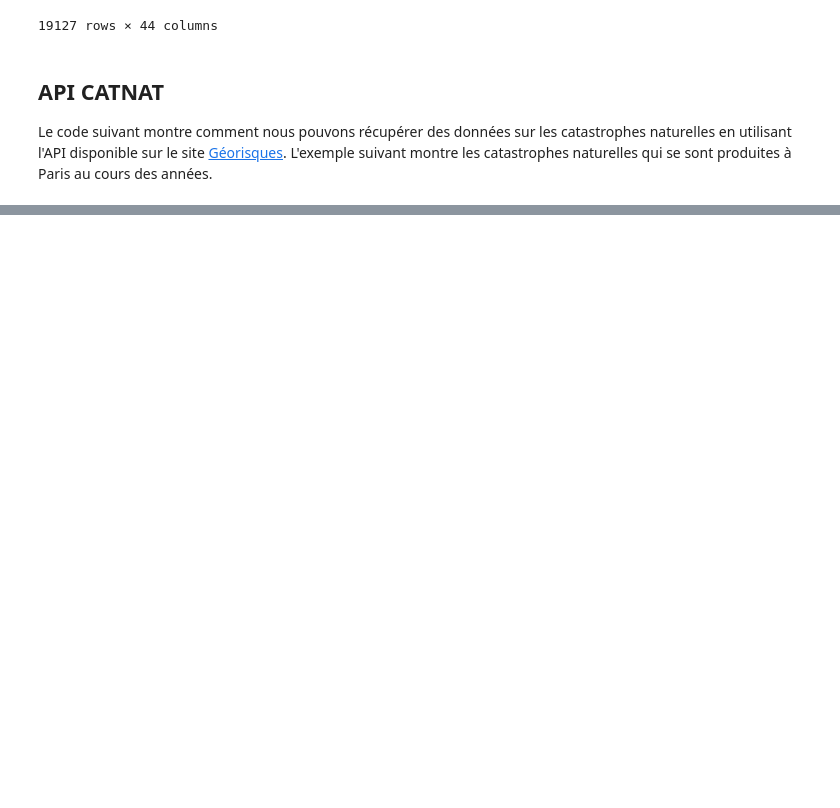
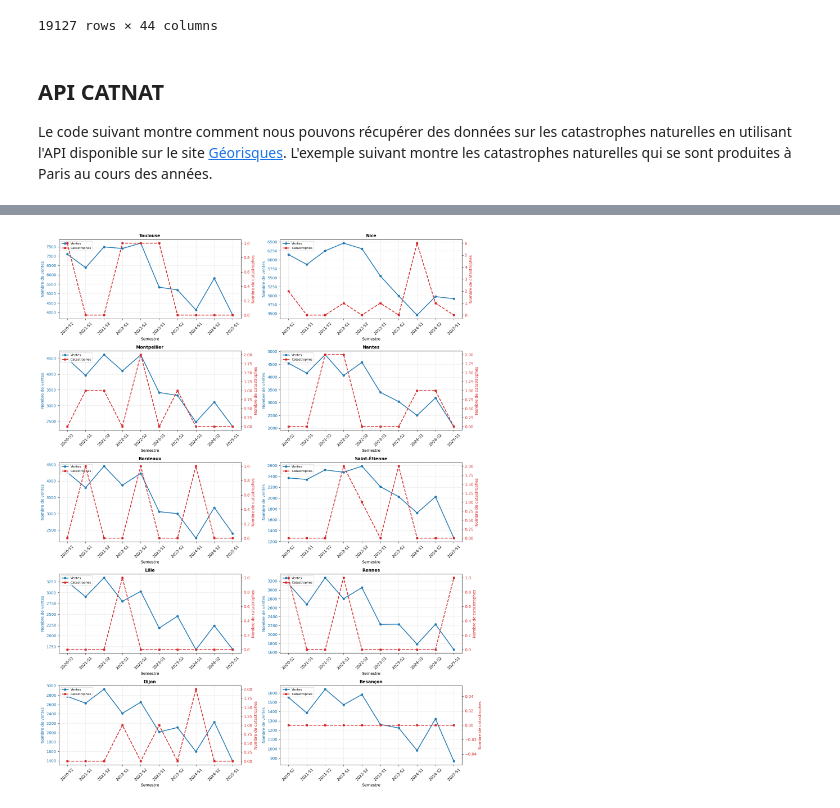
Before and after one commit to RRzm/Python_2A, a Jupyter notebook: données.ipynb, the cells around one changed output, grey strips where cells are left out. Cells and saved outputs as stored; diff of their text form; code cells hidden in the pictures; blank space fills up the shorter version.

```diff
--- a/données.ipynb
+++ b/données.ipynb
@@ -109,0 +417,90 @@ df_catnat
+# %%
+import matplotlib.pyplot as plt
+
+# Préparer les données
+# Fusionner ventes et catastrophes par semestre et commune
+df_analyse = ventes_par_semestre_commune[
+    ventes_par_semestre_commune['code_commune'].isin(top10_codes)
+].copy()
+
+df_analyse = df_analyse.merge(
+    catnat_par_semestre_commune,
+    left_on=['annee_semestre', 'code_commune'],
+    right_on=['annee_semestre', 'code_insee'],
+    how='left'
+)
+
+# Remplacer les NaN par 0 (semestres sans catastrophe)
+df_analyse['nombre_catastrophes'] = df_analyse['nombre_catastrophes'].fillna(0)
+
+# Créer 10 graphiques (2 lignes x 5 colonnes)
+fig, axes = plt.subplots(5, 2, figsize=(16, 20))
+axes = axes.flatten()
+
+for idx, code in enumerate(top10_codes):
+    data_commune = df_analyse[df_analyse['code_commune'] == code].sort_values('annee_semestre')
+    nom = data_commune['nom_commune'].iloc[0]
+
+    ax1 = axes[idx]
+
+    # Premier axe Y : nombre de ventes (en bleu)
+    color1 = 'tab:blue'
+    ax1.set_xlabel('Semestre', fontsize=10)
+    ax1.set_ylabel('Nombre de ventes', color=color1, fontsize=10)
+    line1 = ax1.plot(data_commune['annee_semestre'],
+                     data_commune['nombre_ventes'],
+                     color=color1,
+                     marker='o',
+                     linewidth=2,
+                     markersize=5,
+                     label='Ventes')
+    ax1.tick_params(axis='y', labelcolor=color1)
+    ax1.tick_params(axis='x', rotation=45)
+
+    # Deuxième axe Y : nombre de catastrophes (en rouge)
+    ax2 = ax1.twinx()
+    color2 = 'tab:red'
+    ax2.set_ylabel('Nombre de catastrophes', color=color2, fontsize=10)
+    line2 = ax2.plot(data_commune['annee_semestre'],
+                     data_commune['nombre_catastrophes'],
+                     color=color2,
+                     marker='s',
+                     linewidth=2,
+                     markersize=5,
+                     linestyle='--',
+                     label='Catastrophes')
+    ax2.tick_params(axis='y', labelcolor=color2)
+
+    # Titre
+    ax1.set_title(f'{nom}', fontsize=11, fontweight='bold')
+
+    # Grille
+    ax1.grid(True, alpha=0.3)
+
+    # Légende combinée
+    lines = line1 + line2
+    labels = [l.get_label() for l in lines]
+    ax1.legend(lines, labels, loc='upper left', fontsize=8)
+
+plt.tight_layout()
+plt.show()
+
+# Afficher un tableau récapitulatif
+print("\n=== Tableau récapitulatif ===")
+print(f"{'Commune':<30} {'Total ventes':<15} {'Total catastrophes':<20} {'Corrélation':<12}")
+print("-" * 80)
+
+for code in top10_codes:
+    data_commune = df_analyse[df_analyse['code_commune'] == code]
+    nom = data_commune['nom_commune'].iloc[0]
+    total_ventes = data_commune['nombre_ventes'].sum()
+    total_catnat = data_commune['nombre_catastrophes'].sum()
+
+    # Calculer la corrélation si il y a des catastrophes
+    if data_commune['nombre_catastrophes'].sum() > 0:
+        corr = data_commune[['nombre_ventes', 'nombre_catastrophes']].corr().iloc[0, 1]
+        print(f"{nom:<30} {total_ventes:<15} {total_catnat:<20.0f} {corr:<12.3f}")
+    else:
+        print(f"{nom:<30} {total_ventes:<15} {total_catnat:<20.0f} {'N/A':<12}")
+# %% [output]
+[figure, added]
```
Also changed, not shown: parts of 11 cells of this notebook.
